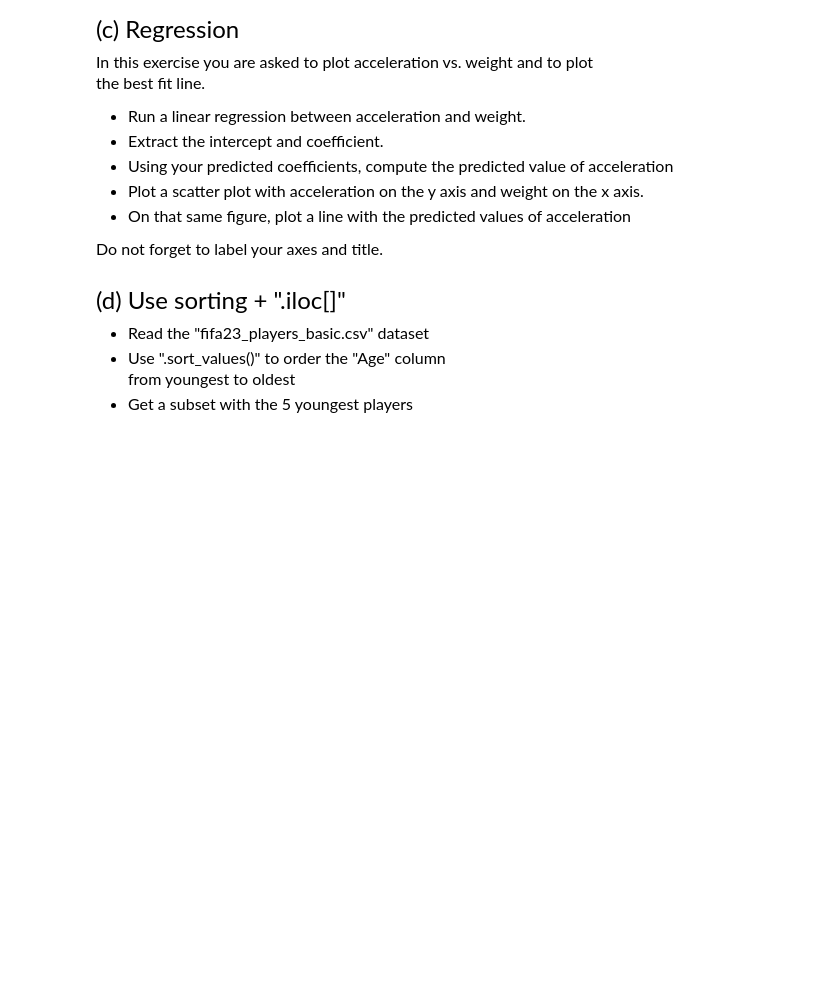
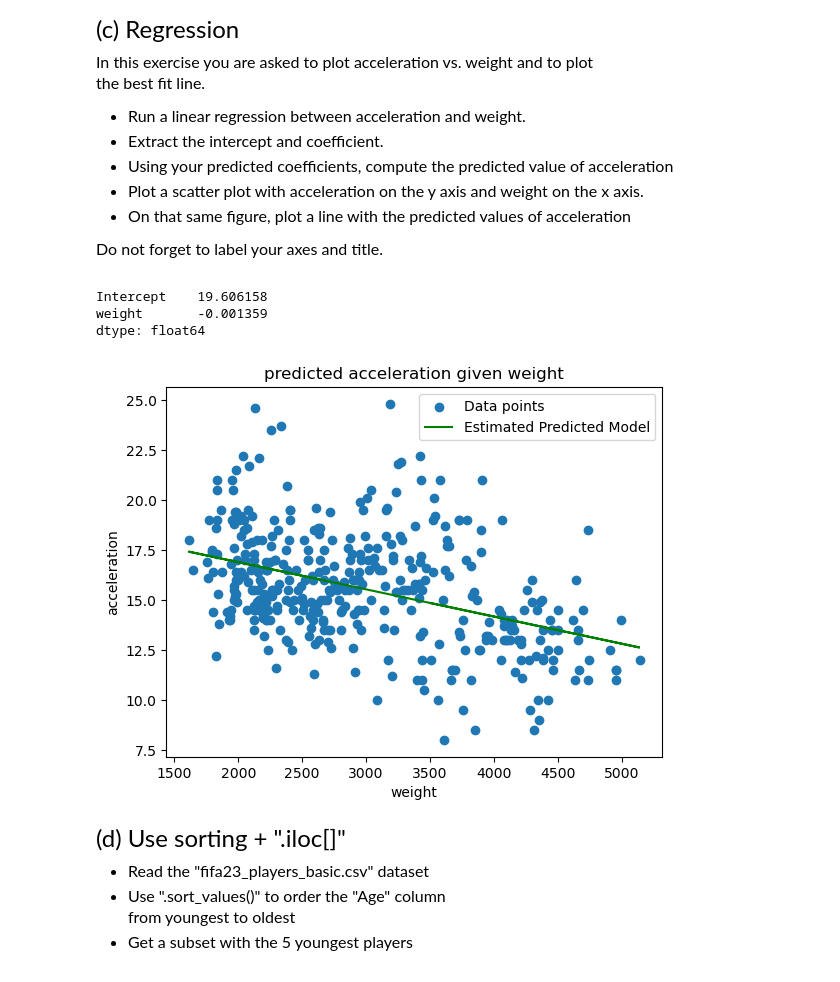
Before and after one commit to JeffreyZhous/qtm151spring2024, a Jupyter notebook: lecture_06/assignment6/assignment6.ipynb, the cells around one changed output. Cells and saved outputs as stored; diff of their text form; code cells hidden in the pictures; blank space fills up the shorter version.

```diff
--- a/lecture_06/assignment6/assignment6.ipynb
+++ b/lecture_06/assignment6/assignment6.ipynb
@@ -111,3 +109,27 @@ Do not forget to label your axes and title.
+# %%
+# Write your answer here:
+
+model = smf.ols(formula = 'acceleration ~  weight', data = dataset)
+results = model.fit()
+
+b_list = results.params
+print(b_list)
+
+dataset["accel_estimated"] = b_list[0] + b_list[1]  * dataset["weight"]
+
+plt.scatter(x = dataset["weight"],y = dataset["acceleration"])
+plt.plot(dataset["weight"],dataset["accel_estimated"], color = 'green')
+
+plt.legend(labels = ["Data points","Estimated Predicted Model"])
+plt.ylabel("acceleration")
+plt.xlabel("weight")
+plt.title("predicted acceleration given weight")
+plt.show()
+# %% [output]
+Intercept    19.606158
+weight       -0.001359
+dtype: float64
+[figure, added]
 # %% [markdown]
 <font size = "5">
 
```
Also changed, not shown: parts of 4 cells of this notebook, 1 other file.
